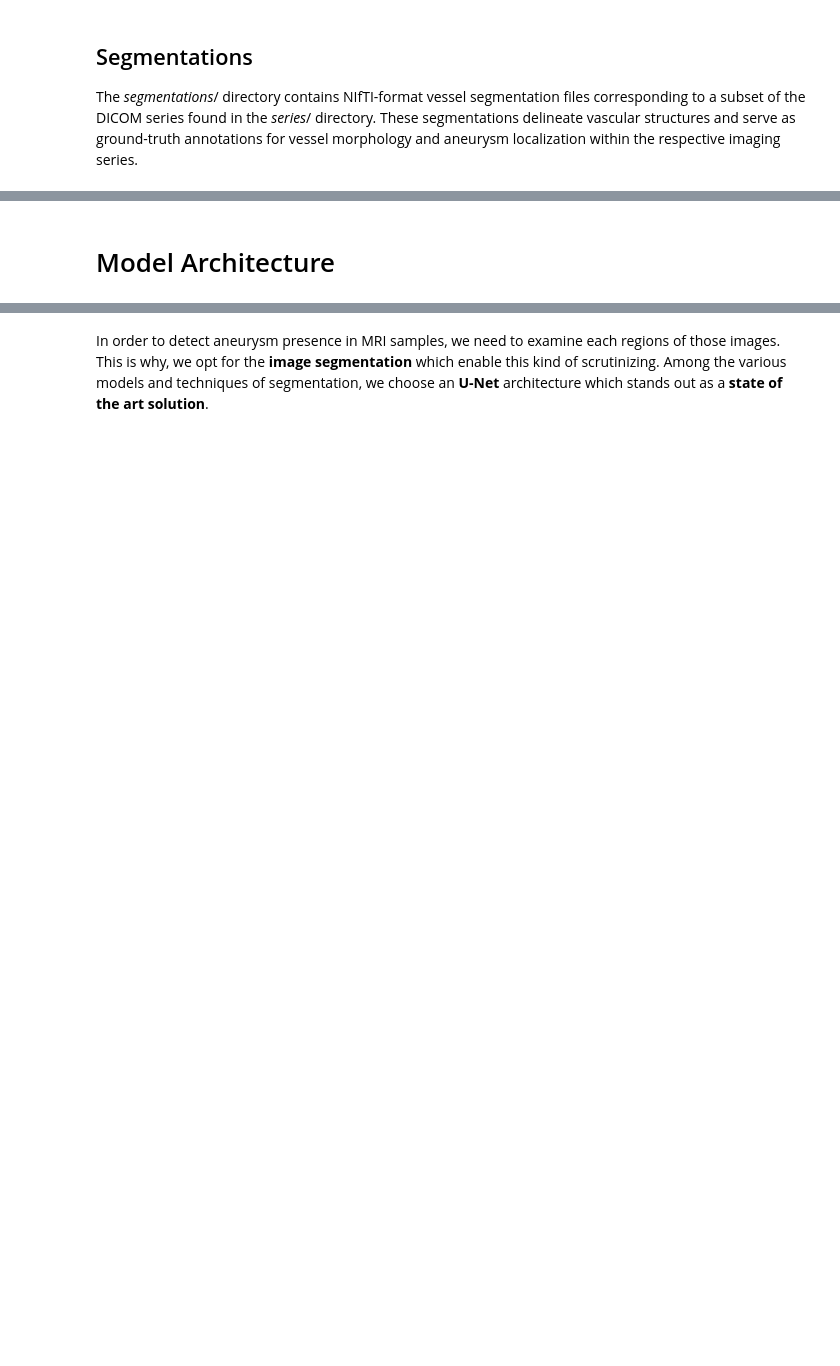
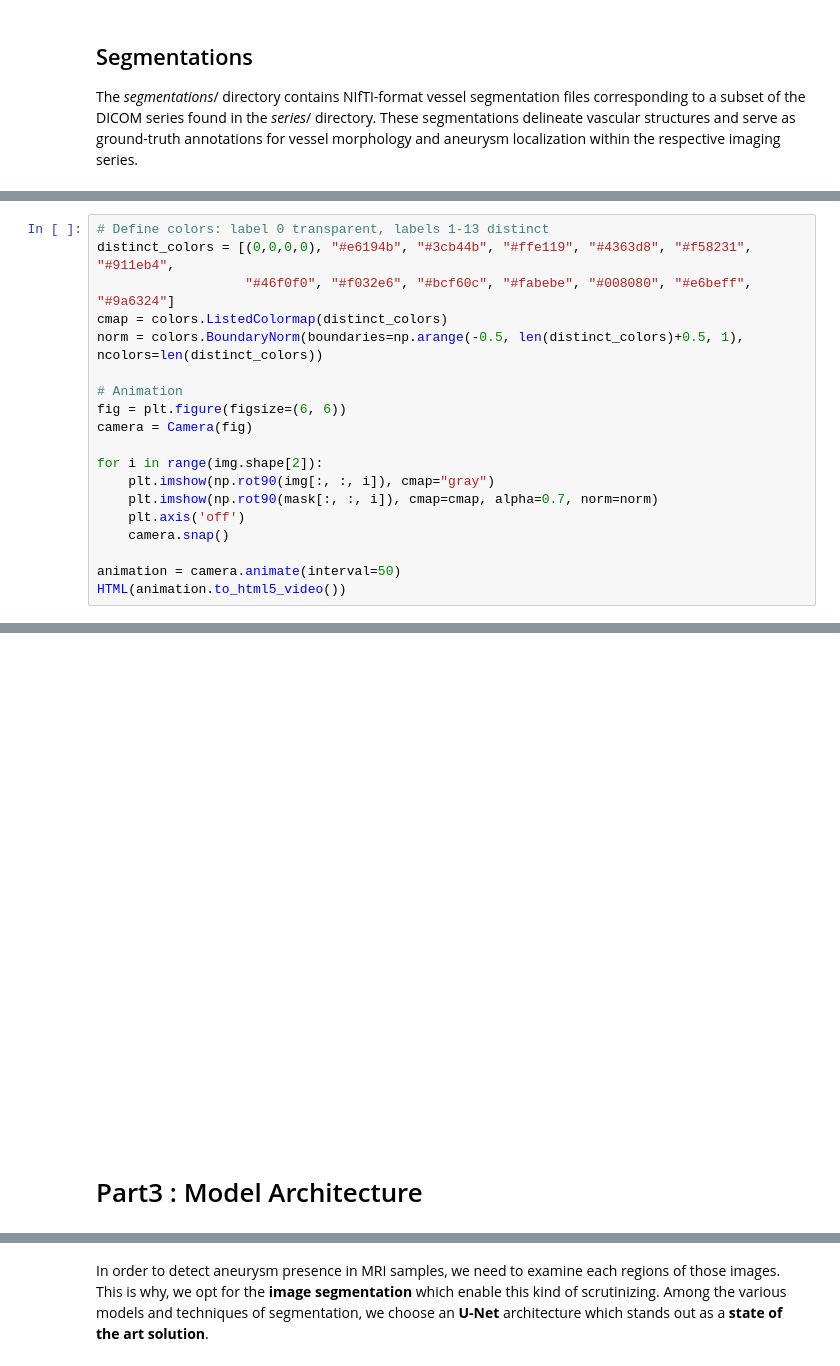
Before and after one commit to maegonz/RSNA-Intracranial-Aneurysm-Detection, a Jupyter notebook: main.ipynb, the cells around one changed output, grey strips where cells are left out. Drawn from its saved outputs; the diff is of its cells as text; blank space fills up the shorter version.

```diff
--- a/main.ipynb
+++ b/main.ipynb
@@ -305,0 +311,20 @@ len(unique_labels)
+# %%
+# Define colors: label 0 transparent, labels 1-13 distinct
+distinct_colors = [(0,0,0,0), "#e6194b", "#3cb44b", "#ffe119", "#4363d8", "#f58231", "#911eb4",
+                   "#46f0f0", "#f032e6", "#bcf60c", "#fabebe", "#008080", "#e6beff", "#9a6324"]
+cmap = colors.ListedColormap(distinct_colors)
+norm = colors.BoundaryNorm(boundaries=np.arange(-0.5, len(distinct_colors)+0.5, 1), ncolors=len(distinct_colors))
+
+# Animation
+fig = plt.figure(figsize=(6, 6))
+camera = Camera(fig)
+
+for i in range(img.shape[2]):
+    plt.imshow(np.rot90(img[:, :, i]), cmap="gray")
+    plt.imshow(np.rot90(mask[:, :, i]), cmap=cmap, alpha=0.7, norm=norm)
+    plt.axis('off')
+    camera.snap()
+
+animation = camera.animate(interval=50)
+HTML(animation.to_html5_video())
+# %% [output]
@@ -306,2 +332,3 @@ len(unique_labels)
+[figure, added]
 # %% [markdown]
-# Model Architecture
+# Part3 : Model Architecture
```
Also changed, not shown: parts of 18 cells of this notebook.
